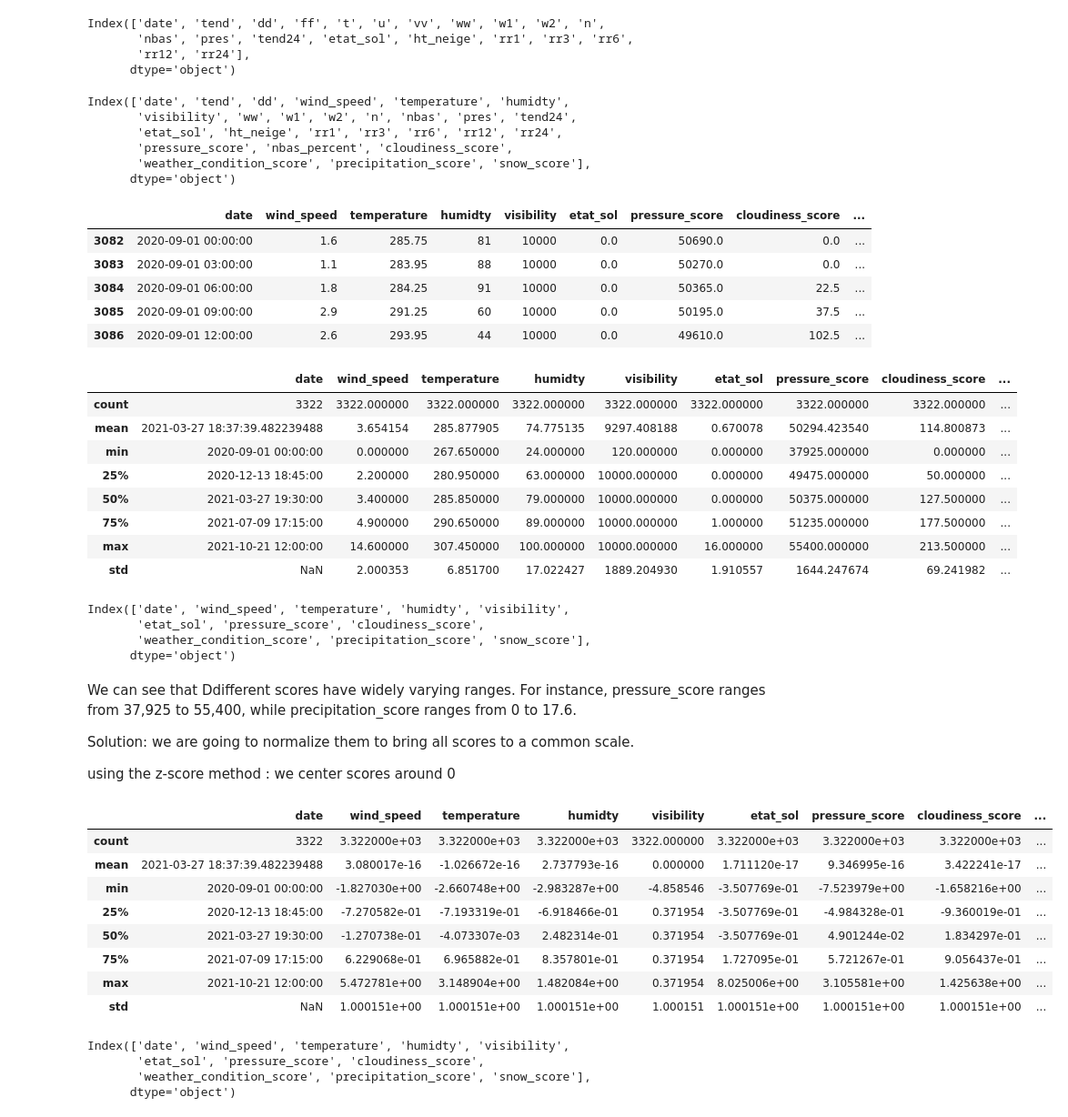
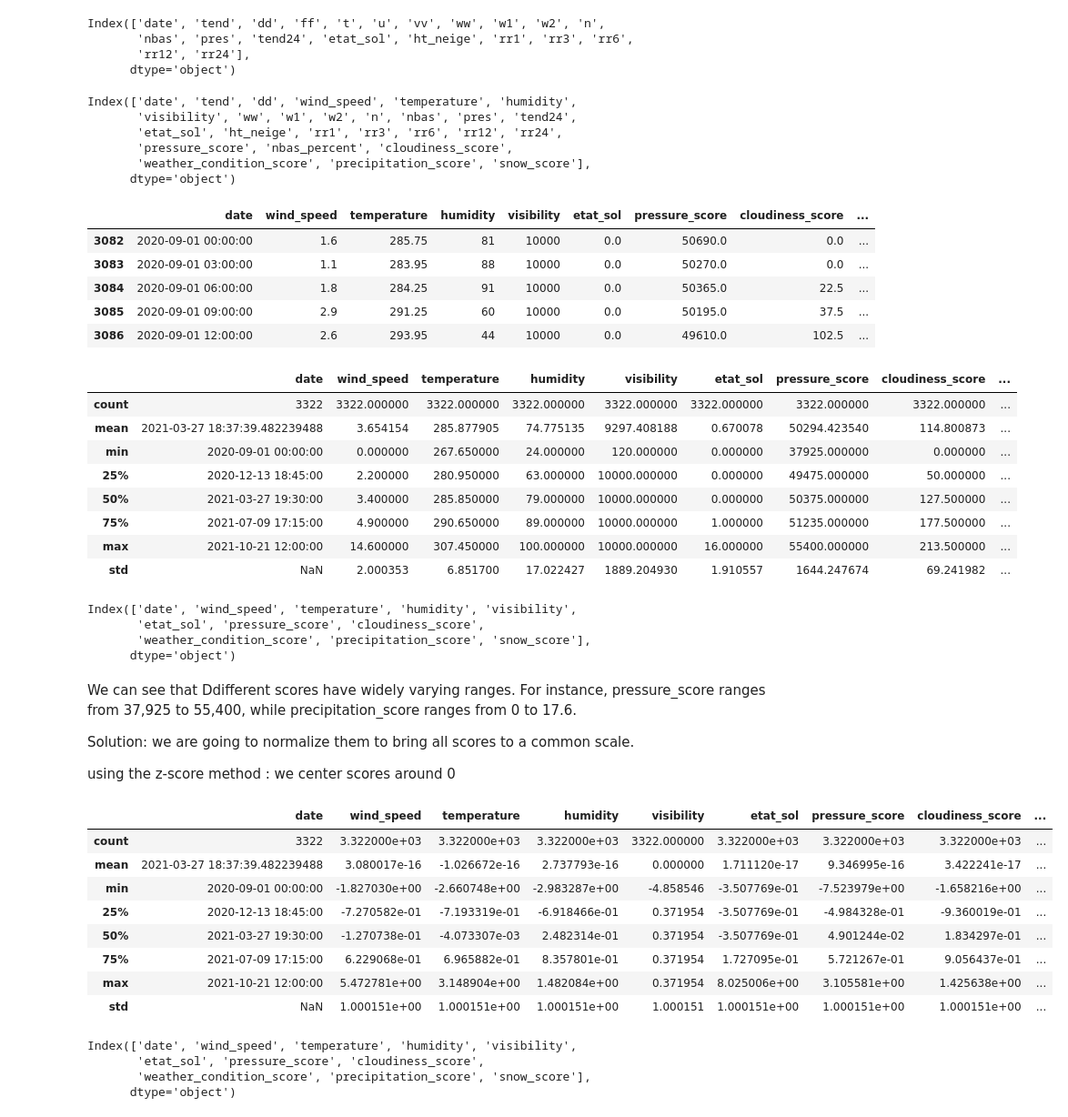
Before and after one commit to louis-leibo/bike_counters, a Jupyter notebook: Dev_by_sam_&_louis/EDA + feature engineering.ipynb, the cells around one changed output. Shown at 91% size. Saved outputs shown, nothing was run; the diff lists cells and outputs as text; code cells hidden in the pictures.

```diff
--- a/Dev_by_sam_&_louis/EDA + feature engineering.ipynb
+++ b/Dev_by_sam_&_louis/EDA + feature engineering.ipynb
@@ -303,8 +345,8 @@ plt.show()
 # %% [markdown]
 ### **EDA of External Data : weather data**
 # %%
-external_data = pd.read_csv("/Users/louisleibovici/Documents/VS_Code/Bike_counters DSB Project/bike_counters/external_data/external_data.csv")
-# external_data = pd.read_csv("/Users/srazjman/Python/bike_counters/external_data/external_data.csv")
+#external_data = pd.read_csv("/Users/louisleibovici/Documents/VS_Code/Bike_counters DSB Project/bike_counters/external_data/external_data.csv")
+external_data = pd.read_csv("/Users/srazjman/Python/bike_counters/external_data/external_data.csv")
 # %%
 external_data.head()
 # %% [output]
@@ -794,7 +842,7 @@ external_data_cleaned.rename(columns={'t': 'temperature'}, inplace=True)
 external_data_cleaned.rename(columns={'vv': 'visibility'}, inplace=True)
 
 # we rename u with humidity :
-external_data_cleaned.rename(columns={'u': 'humidty'}, inplace=True)
+external_data_cleaned.rename(columns={'u': 'humidity'}, inplace=True)
 
 # creation of a cloudiness score :
 external_data_cleaned['nbas_percent'] = (external_data_cleaned['nbas'] / 8) * 100 # nbas is in octas from 0 to 8
@@ -817,7 +865,7 @@ external_data_cleaned['snow_score'] = external_data_cleaned['ht_neige']
 # %%
 external_data_cleaned.columns
 # %% [output]
-Index(['date', 'tend', 'dd', 'wind_speed', 'temperature', 'humidty',
+Index(['date', 'tend', 'dd', 'wind_speed', 'temperature', 'humidity',
        'visibility', 'ww', 'w1', 'w2', 'n', 'nbas', 'pres', 'tend24',
        'etat_sol', 'ht_neige', 'rr1', 'rr3', 'rr6', 'rr12', 'rr24',
        'pressure_score', 'nbas_percent', 'cloudiness_score',
@@ -836,7 +884,7 @@ external_data_cleaned = external_data_cleaned.drop(columns=columns_to_remove, er
 # Display the resulting DataFrame
 external_data_cleaned.head()
 # %% [output]
-|  | date | wind_speed | temperature | humidty | visibility | etat_sol | pressure_score | cloudiness_score | ... |
+|  | date | wind_speed | temperature | humidity | visibility | etat_sol | pressure_score | cloudiness_score | ... |
 | 3082 | 2020-09-01 00:00:00 | 1.6 | 285.75 | 81 | 10000 | 0.0 | 50690.0 | 0.0 | ... |
 | 3083 | 2020-09-01 03:00:00 | 1.1 | 283.95 | 88 | 10000 | 0.0 | 50270.0 | 0.0 | ... |
 | 3084 | 2020-09-01 06:00:00 | 1.8 | 284.25 | 91 | 10000 | 0.0 | 50365.0 | 22.5 | ... |
@@ -845,7 +893,7 @@ external_data_cleaned.head()
 # %%
 external_data_cleaned.describe()
 # %% [output]
-|  | date | wind_speed | temperature | humidty | visibility | etat_sol | pressure_score | cloudiness_score | ... |
+|  | date | wind_speed | temperature | humidity | visibility | etat_sol | pressure_score | cloudiness_score | ... |
 | count | 3322 | 3322.000000 | 3322.000000 | 3322.000000 | 3322.000000 | 3322.000000 | 3322.000000 | 3322.000000 | ... |
 | mean | 2021-03-27 18:37:39.482239488 | 3.654154 | 285.877905 | 74.775135 | 9297.408188 | 0.670078 | 50294.423540 | 114.800873 | ... |
 | min | 2020-09-01 00:00:00 | 0.000000 | 267.650000 | 24.000000 | 120.000000 | 0.000000 | 37925.000000 | 0.000000 | ... |
@@ -857,7 +905,7 @@ external_data_cleaned.describe()
 # %%
 external_data_cleaned.columns
 # %% [output]
-Index(['date', 'wind_speed', 'temperature', 'humidty', 'visibility',
+Index(['date', 'wind_speed', 'temperature', 'humidity', 'visibility',
        'etat_sol', 'pressure_score', 'cloudiness_score',
        'weather_condition_score', 'precipitation_score', 'snow_score'],
       dtype='object')
@@ -870,16 +918,16 @@ using the z-score method : we center scores around 0
 # %%
 from sklearn.preprocessing import StandardScaler
 
-columns_to_normalize = ['wind_speed', 'etat_sol', 'temperature', 'humidty', 'visibility', 'pressure_score', 'cloudiness_score',
+columns_to_normalize = ['wind_speed', 'etat_sol', 'humidity', 'visibility', 'pressure_score', 'cloudiness_score',
                         'weather_condition_score', 'precipitation_score', 'snow_score']
 
 scaler = StandardScaler()
 
 external_data_cleaned[columns_to_normalize] = scaler.fit_transform(external_data_cleaned[columns_to_normalize])
 
 external_data_cleaned.describe()
 # %% [output]
-|  | date | wind_speed | temperature | humidty | visibility | etat_sol | pressure_score | cloudiness_score | ... |
+|  | date | wind_speed | temperature | humidity | visibility | etat_sol | pressure_score | cloudiness_score | ... |
 | count | 3322 | 3.322000e+03 | 3.322000e+03 | 3.322000e+03 | 3322.000000 | 3.322000e+03 | 3.322000e+03 | 3.322000e+03 | ... |
 | mean | 2021-03-27 18:37:39.482239488 | 3.080017e-16 | -1.026672e-16 | 2.737793e-16 | 0.000000 | 1.711120e-17 | 9.346995e-16 | 3.422241e-17 | ... |
 | min | 2020-09-01 00:00:00 | -1.827030e+00 | -2.660748e+00 | -2.983287e+00 | -4.858546 | -3.507769e-01 | -7.523979e+00 | -1.658216e+00 | ... |
@@ -891,7 +939,7 @@ external_data_cleaned.describe()
 # %%
 external_data_cleaned.columns
 # %% [output]
-Index(['date', 'wind_speed', 'temperature', 'humidty', 'visibility',
+Index(['date', 'wind_speed', 'temperature', 'humidity', 'visibility',
        'etat_sol', 'pressure_score', 'cloudiness_score',
        'weather_condition_score', 'precipitation_score', 'snow_score'],
       dtype='object')
```
Also changed, not shown: parts of 17 cells of this notebook.
